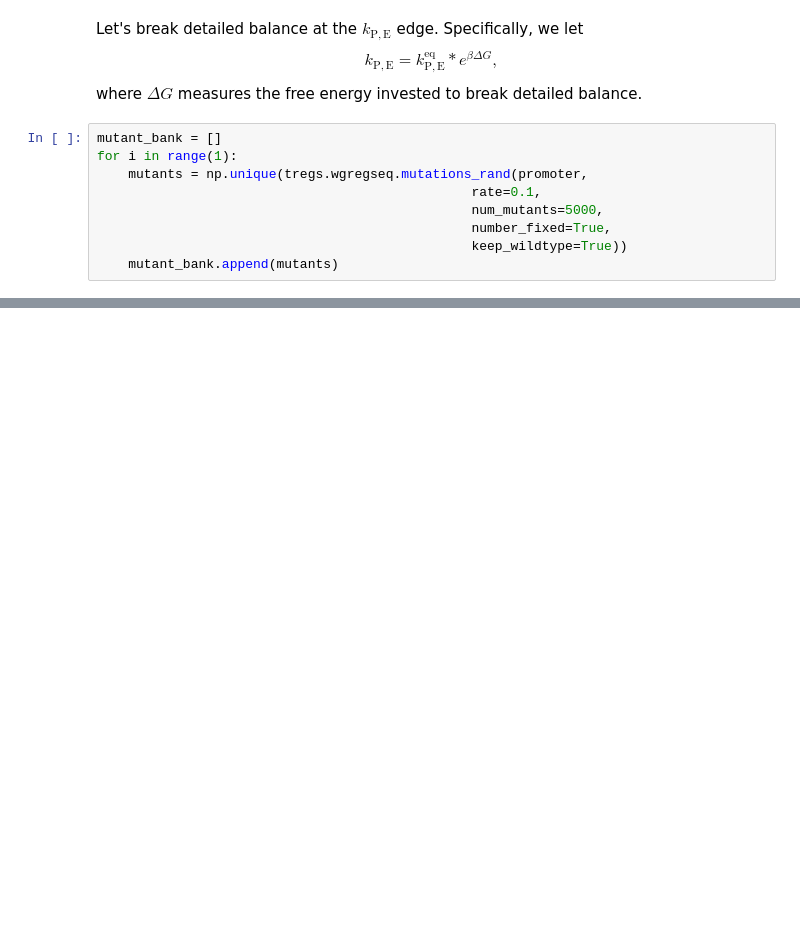
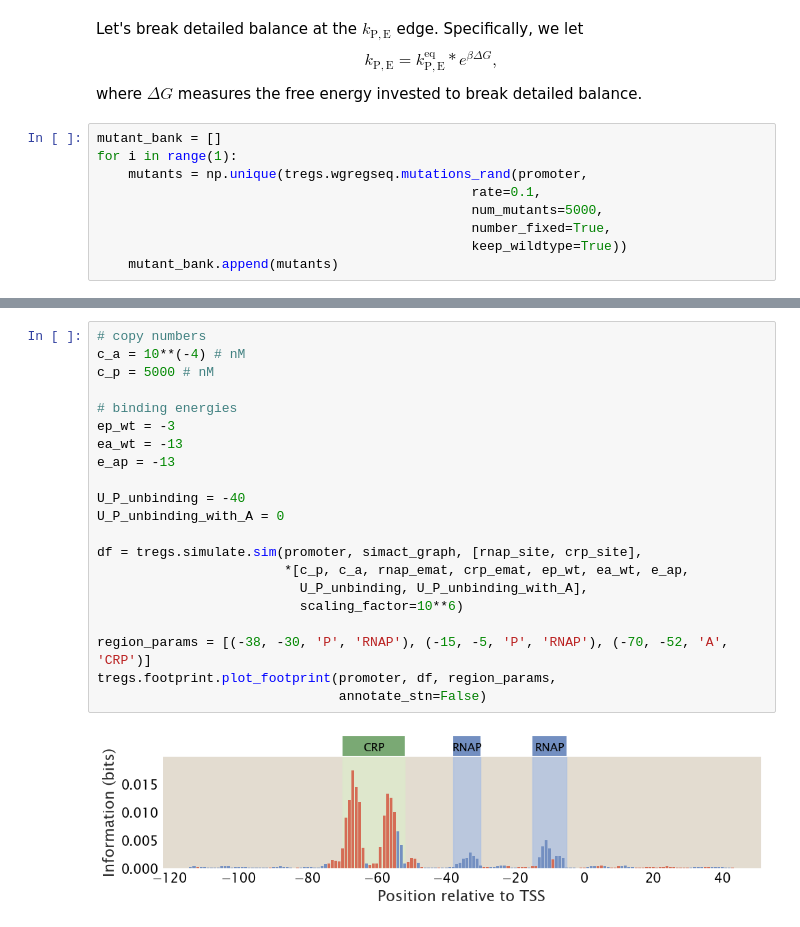
Before and after one commit to RPGroup-PBoC/theoretical_regseq, a Jupyter notebook: notebooks/broken-detailed-balance/broken_detailed_balance.ipynb, the cells around one changed output, grey strips where cells are left out. Cells and saved outputs as stored; diff of their text form; blank space fills up the shorter version.

```diff
--- a/notebooks/broken-detailed-balance/broken_detailed_balance.ipynb
+++ b/notebooks/broken-detailed-balance/broken_detailed_balance.ipynb
@@ -414,0 +422,23 @@ plt.show()
+# %%
+# copy numbers
+c_a = 10**(-4) # nM
+c_p = 5000 # nM
+
+# binding energies
+ep_wt = -3
+ea_wt = -13
+e_ap = -13
+
+U_P_unbinding = -40
+U_P_unbinding_with_A = 0
+
+df = tregs.simulate.sim(promoter, simact_graph, [rnap_site, crp_site],
+                        *[c_p, c_a, rnap_emat, crp_emat, ep_wt, ea_wt, e_ap,
+                          U_P_unbinding, U_P_unbinding_with_A],
+                          scaling_factor=10**6)
+
+region_params = [(-38, -30, 'P', 'RNAP'), (-15, -5, 'P', 'RNAP'), (-70, -52, 'A', 'CRP')]
+tregs.footprint.plot_footprint(promoter, df, region_params,
+                               annotate_stn=False)
+# %% [output]
+[figure, added]
```
Also changed, not shown: parts of 10 cells of this notebook, 15 other files.
